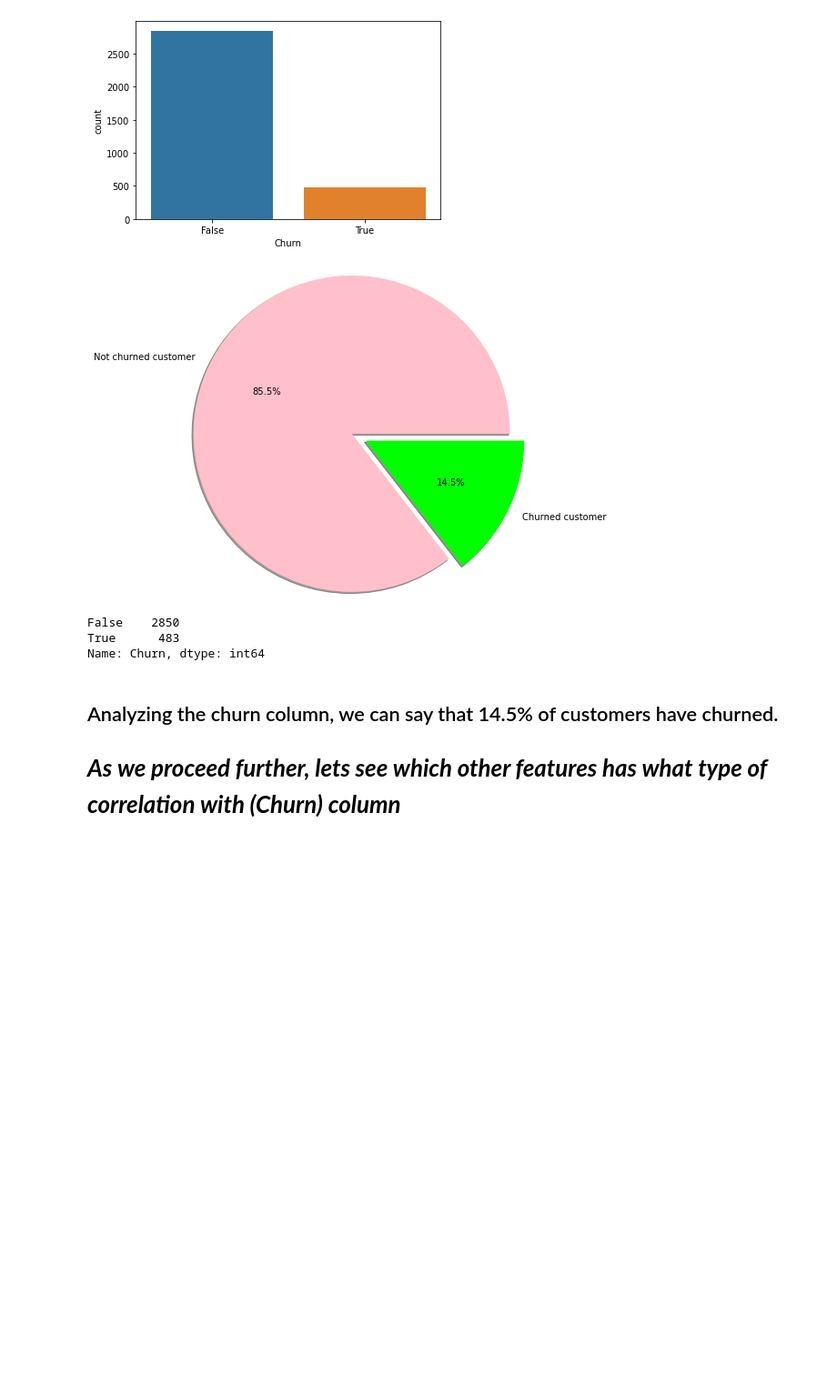
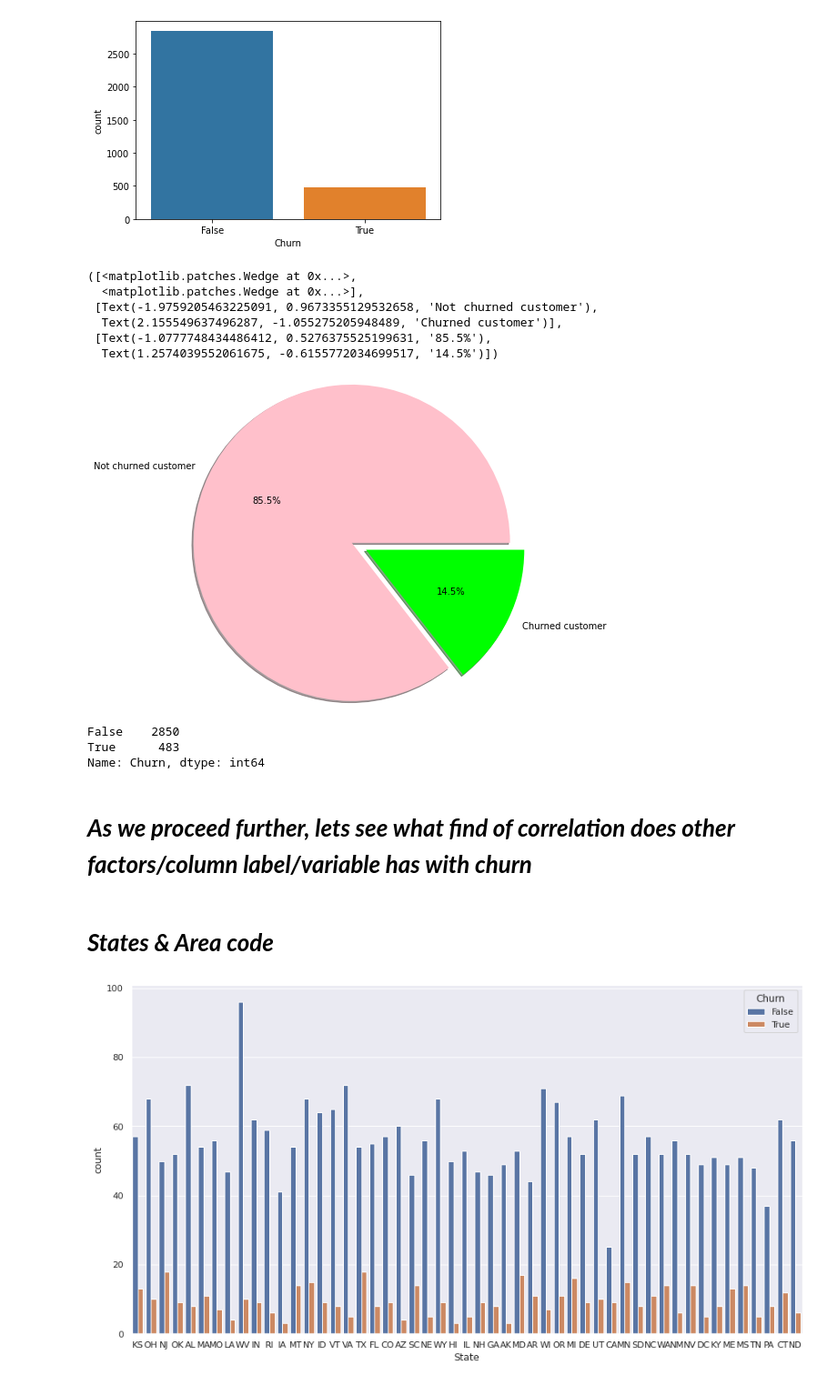
Before and after one commit to Ajinkya-dak/Exploratory-Data-Analysis-of-telecom-churn-dataset, a Jupyter notebook: Telecom_churn_(capstone_project_1)_.ipynb, the cells around one changed output. Shown: that part at 91% size. Drawn from its saved outputs; the diff is of its cells as text; code cells hidden in the pictures; blank space fills up the shorter version.

```diff
--- a/Telecom_churn_(capstone_project_1)_.ipynb
+++ b/Telecom_churn_(capstone_project_1)_.ipynb
@@ -183,13 +184,18 @@ sns.countplot(x=churn_df.Churn)
 <matplotlib.axes._subplots.AxesSubplot at 0x...>
 [figure]
 # %%
+# pie chart of churn column(in percentage)
 data = churn_df['Churn'].value_counts()
-explode = (0, 0.2)
-plt.pie(data, explode = explode,autopct='%1.1f%%',shadow=True,radius = 2.0,
+plt.pie(data, explode =(0, 0.2),autopct='%1.1f%%',shadow=True,radius = 2.0,
         labels = ['Not churned customer','Churned customer'],
         colors=['pink' ,'lime'])
-circle = plt.Circle( (0,0), 1, color='white')
 # %% [output]
+([<matplotlib.patches.Wedge at 0x...>,
+  <matplotlib.patches.Wedge at 0x...>],
+ [Text(-1.9759205463225091, 0.9673355129532658, 'Not churned customer'),
+  Text(2.155549637496287, -1.055275205948489, 'Churned customer')],
+ [Text(-1.0777748434486412, 0.5276375525199631, '85.5%'),
+  Text(1.2574039552061675, -0.6155772034699517, '14.5%')])
 [figure]
 # %%
 churn_df['Churn'].value_counts()
@@ -197,7 +203,17 @@ churn_df['Churn'].value_counts()
 False    2850
 True      483
 Name: Churn, dtype: int64
-# %% [markdown]
-## Analyzing the churn column, we can say that 14.5% of customers have churned.
-
-# ***As we proceed further, lets see which other features has what type of correlation with (Churn) column***
+# %% [markdown]
+
+
+# ***As we proceed further, lets see what find of correlation does other factors/column label/variable has with churn***
+# %% [markdown]
+# ***States & Area code***
+# %%
+# statewise data regarding the no. of churned and not churned customers
+sns.set(style="darkgrid")
+plt.figure(figsize=(15,8))
+ax = sns.countplot(x='State', hue="Churn", data=churn_df)
+plt.show()
+# %% [output]
+[figure, added]
```
Also changed, not shown: parts of 17 cells of this notebook.
